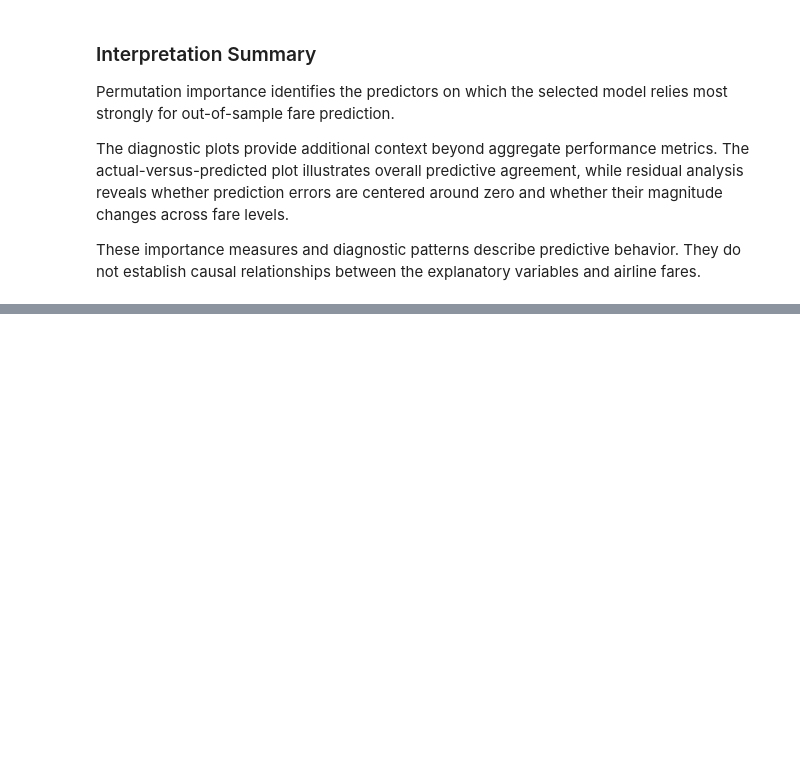
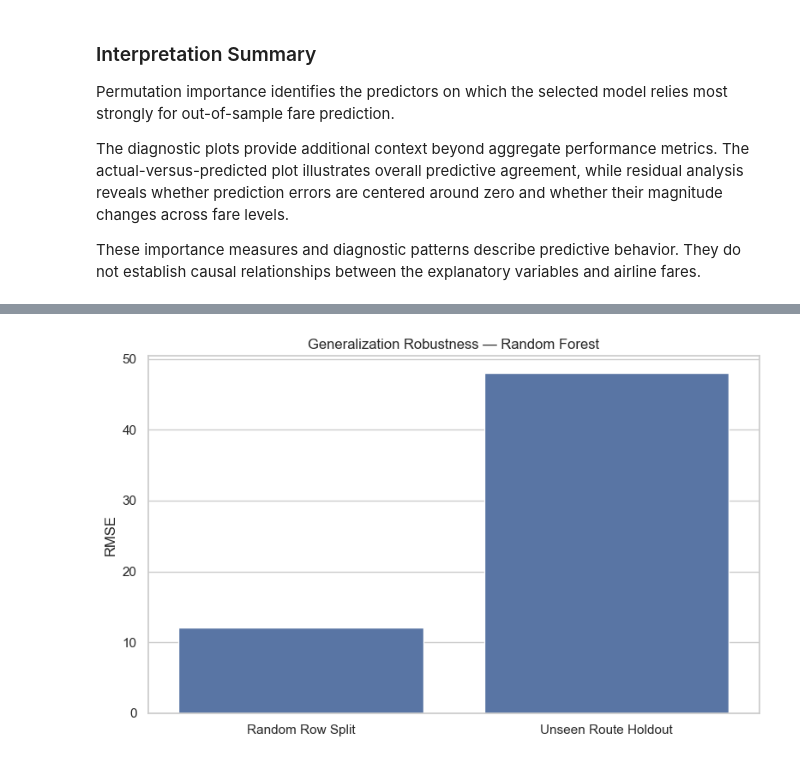
Before and after one commit to eldarhasanly/analysis-of-factors-influencing-airline-ticket-prices-using-statistical-and-machine-learning-methods, a Jupyter notebook: notebooks/airline_fare_analysis.ipynb, the cells around one changed output, grey strips where cells are left out. Drawn from its saved outputs; the diff is of its cells as text; code cells hidden in the pictures; blank space fills up the shorter version.

Commit message:
feat: add route-level robustness validation

```diff
--- a/notebooks/airline_fare_analysis.ipynb
+++ b/notebooks/airline_fare_analysis.ipynb
@@ -1679,0 +1881,20 @@ These importance measures and diagnostic patterns describe predictive behavior.
+# %%
+route_holdout_model = clone(
+    fitted_models[best_model_name]
+)
+
+route_holdout_model.fit(
+    X_route_train,
+    y_route_train,
+)
+
+route_holdout_predictions = (
+    route_holdout_model
+    .predict(X_route_test)
+)
+
+route_holdout_result = evaluate_regression(
+    best_model_name,
+    y_route_test,
+    route_holdout_predictions,
+)
@@ -1679,0 +1990,33 @@ These importance measures and diagnostic patterns describe predictive behavior.
+# %%
+validation_plot = pd.DataFrame(
+    {
+        "Validation": [
+            "Random Row Split",
+            "Unseen Route Holdout",
+        ],
+        "RMSE": [
+            random_rmse,
+            route_holdout_rmse,
+        ],
+    }
+)
+
+fig, ax = plt.subplots(figsize=(8, 5))
+
+sns.barplot(
+    data=validation_plot,
+    x="Validation",
+    y="RMSE",
+    ax=ax,
+)
+
+ax.set_title(
+    f"Generalization Robustness — {best_model_name}"
+)
+ax.set_xlabel("")
+ax.set_ylabel("RMSE")
+
+plt.tight_layout()
+plt.show()
+# %% [output]
+[figure, added]
```
Also changed, not shown: parts of 17 cells of this notebook.
